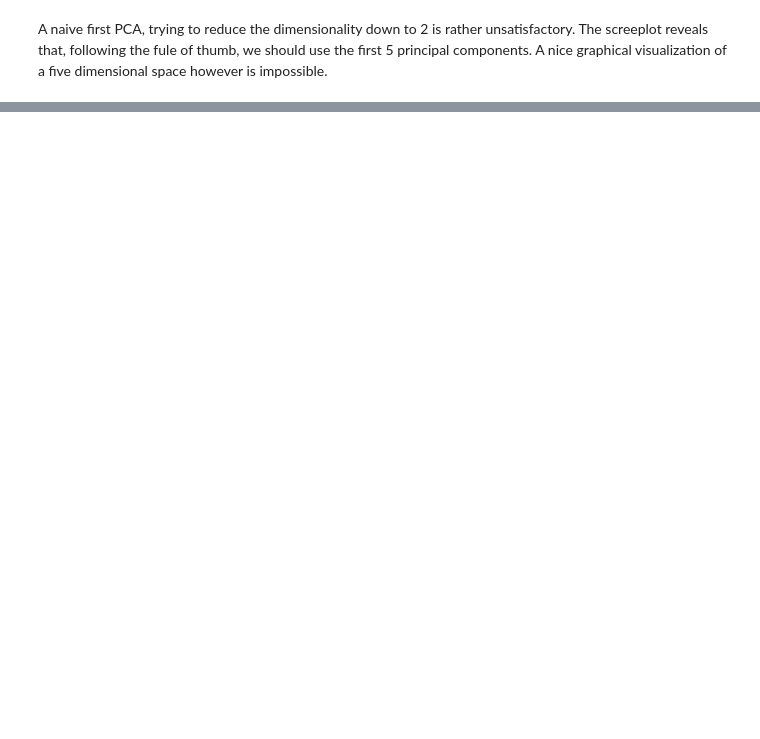
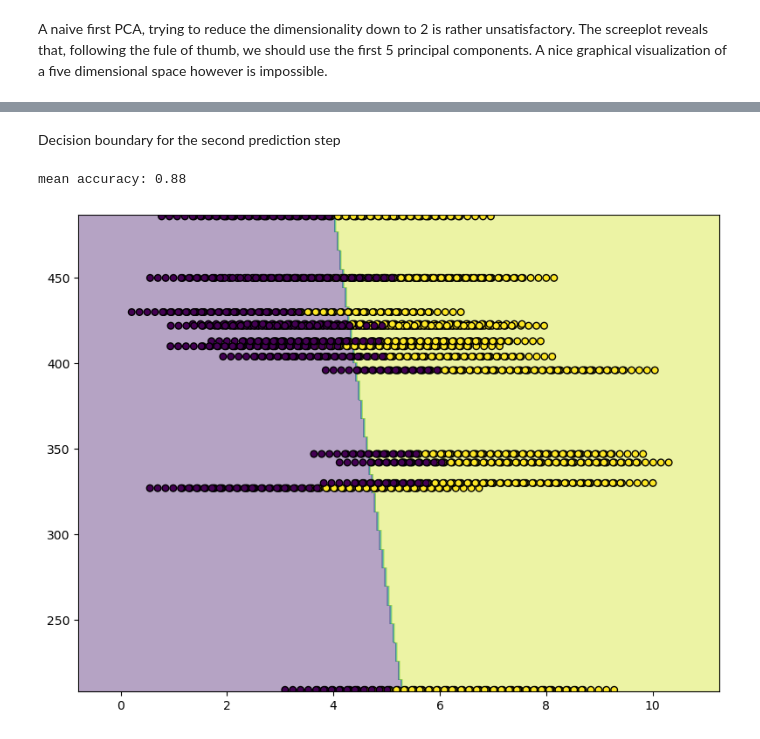
Before and after one commit to usamike25/esc_403, a Jupyter notebook: project/DataScience_Project_EDA.ipynb, the cells around one changed output, grey strips where cells are left out. Drawn from its saved outputs; the diff is of its cells as text; code cells hidden in the pictures; blank space fills up the shorter version.

```diff
--- a/project/DataScience_Project_EDA.ipynb
+++ b/project/DataScience_Project_EDA.ipynb
@@ -214,0 +319,44 @@ that four principal components should be utilized.
+# %% [markdown]
+Decision boundary for the second prediction step
+# %%
+X = df_full_data_extended_hist[['IFSS [MPa]', 'fiber tenacity [MPa]']]
+y = df_full_data_extended_hist["fiber failure mode in beam"]
+clf = svm.SVC(kernel='linear').fit(X, y)
+# %%
+def decision_boundary(X, y, classifier):
+    """ Plots decision boundaries given input features
+    X, input target y and a classifier.
+
+    Args:
+        X: features
+        y: target
+        classifier: sklearn KNeighborsClassifier or SVC object (fitted to data!)
+    """
+    if not isinstance(X, np.ndarray):
+        X = np.asarray(X)
+    if not (isinstance(classifier, svm._classes.SVC)
+            or isinstance(classifier, neighbors._classification.KNeighborsClassifier)):
+        print('classifier needs to be a SVC or KNN object')
+        return
+
+    h = 0.05
+    x_min, x_max = X[:, 0].min() - 1, X[:, 0].max() + 1
+    y_min, y_max = X[:, 1].min() - 1, X[:, 1].max() + 1
+    xx, yy = np.meshgrid(np.arange(x_min, x_max, h),
+                         np.arange(y_min, y_max, h))
+    Z = classifier.predict(np.c_[xx.ravel(), yy.ravel()])
+    Z = Z.reshape(xx.shape)
+
+    fig, ax = plt.subplots(1, 1, figsize=(8, 6))
+    ax.contourf(xx, yy, Z, alpha=0.4)
+    ax.scatter(X[:, 0], X[:, 1], c=y,
+               edgecolor='k', s=30)
+    fig.tight_layout()
+    print(f'mean accuracy: {classifier.score(X, y):.2f}', flush=True)
+    plt.show()
+    return
+# %%
+decision_boundary(X, y, clf)
+# %% [output]
+mean accuracy: 0.88
+[figure, added]
```
Also changed, not shown: parts of 21 cells of this notebook.
